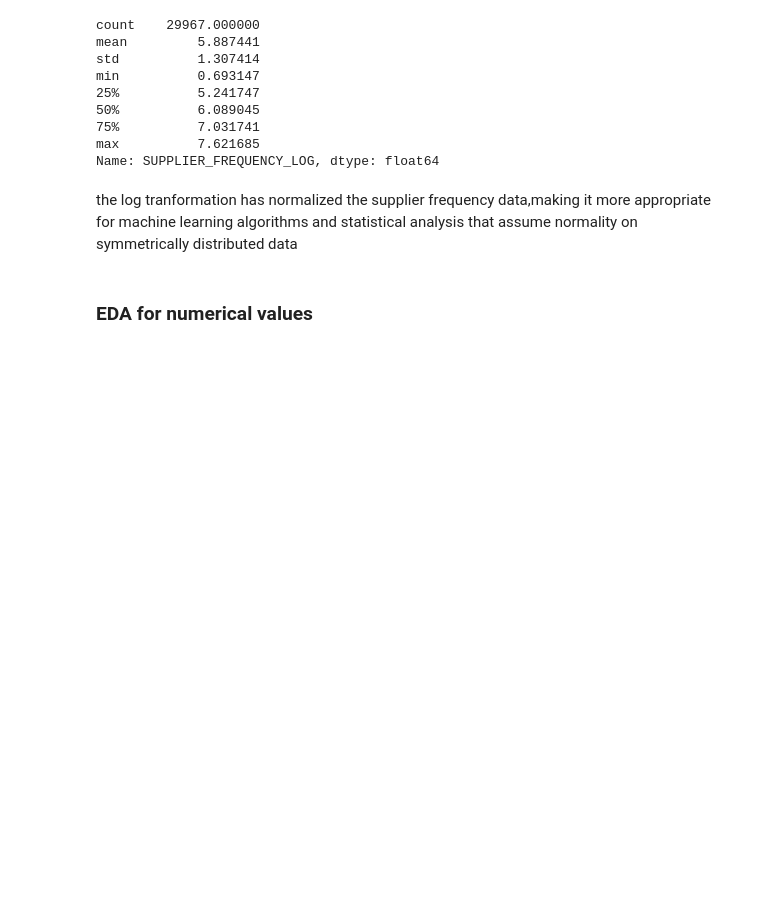
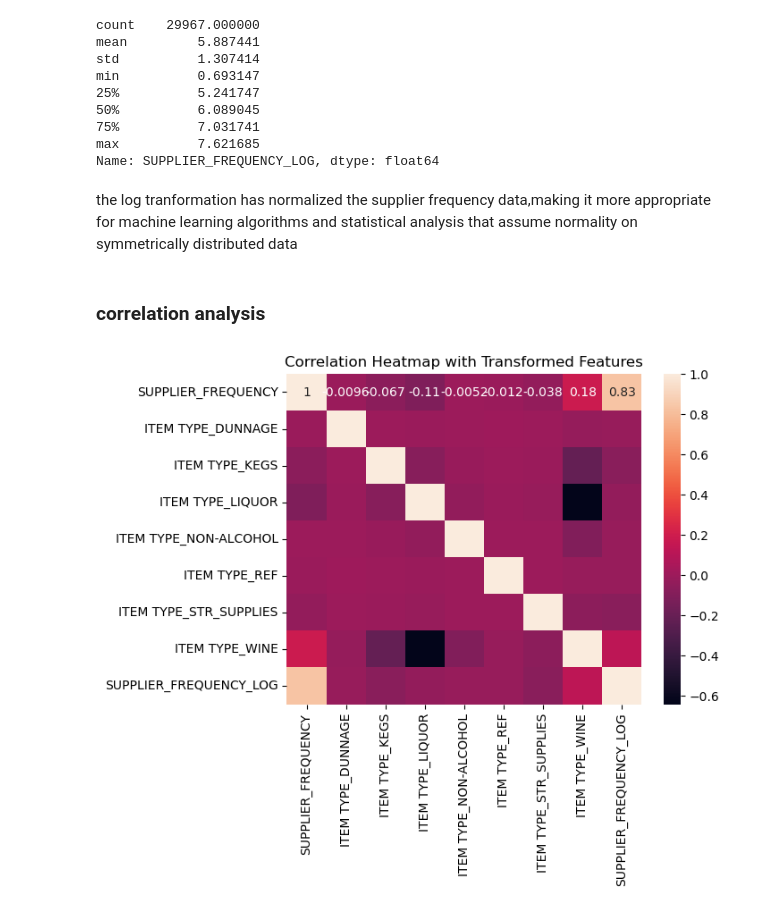
Before and after one commit to victoriamuinde07/Sales-and-Marketing-project, a Jupyter notebook: index.ipynb, the cells around one changed output. Cells and saved outputs as stored; diff of their text form; code cells hidden in the pictures; blank space fills up the shorter version.

Commit message:
getting the correlation analysis

```diff
--- a/index.ipynb
+++ b/index.ipynb
@@ -259,5 +259,5 @@ max          7.621685
 Name: SUPPLIER_FREQUENCY_LOG, dtype: float64
 # %% [markdown]
 the log tranformation has normalized the supplier frequency data,making it more appropriate for machine learning algorithms and statistical analysis that assume normality on symmetrically distributed data
-# %% [markdown]
-### EDA for numerical values
+# %% [markdown]
+### correlation analysis
@@ -263,0 +266,6 @@ the log tranformation has normalized the supplier frequency data,making it more
+# %%
+sns.heatmap(df_categorical.corr(), annot=True)
+plt.title('Correlation Heatmap with Transformed Features')
+plt.show()
+# %% [output]
+[figure, added]
```
Also changed, not shown: parts of 1 cell of this notebook.
